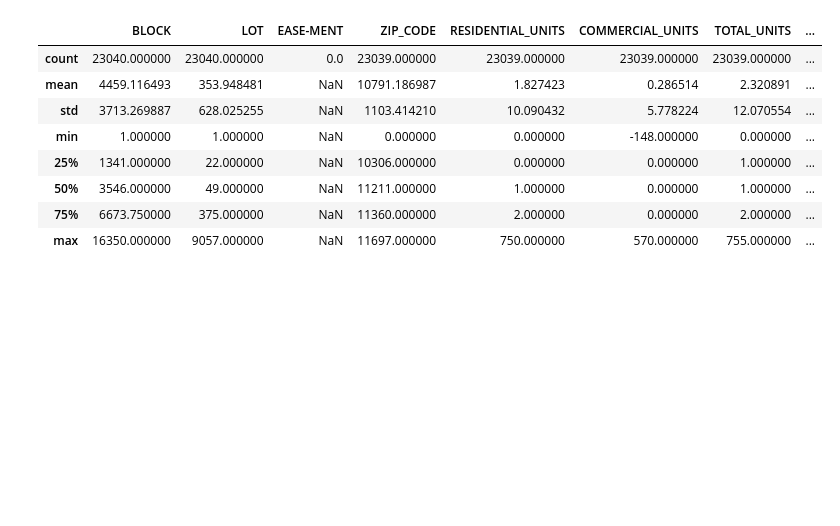
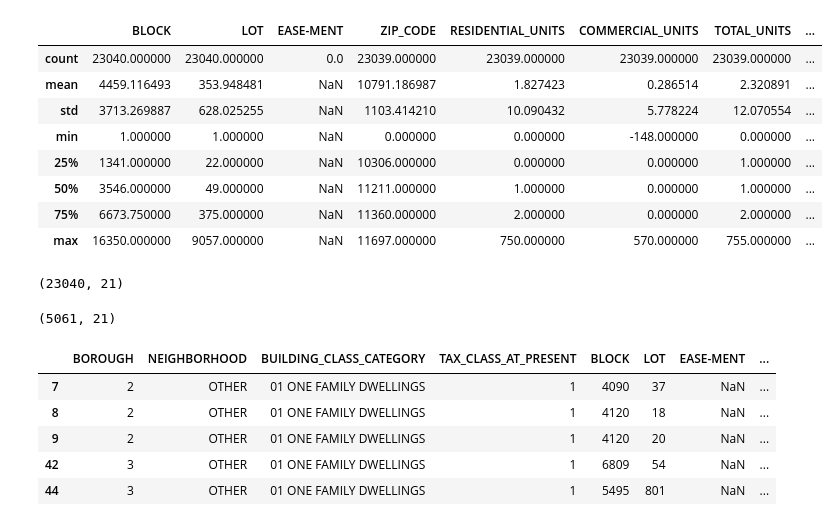
Before and after one commit to qweliant/DS-Unit-2-Regression-Classification, a Jupyter notebook: module3/assignment_regression_classification_3.ipynb, the cells around one changed output. Drawn from its saved outputs; the diff is of its cells as text; code cells hidden in the pictures; blank space fills up the shorter version.

```diff
--- a/module3/assignment_regression_classification_3.ipynb
+++ b/module3/assignment_regression_classification_3.ipynb
@@ -111,3 +113,5 @@ top10 = df['NEIGHBORHOOD'].value_counts()[:10].index
 # At locations where the neighborhood is NOT in the top 10,
 # replace the neighborhood with 'OTHER'
 df.loc[~df['NEIGHBORHOOD'].isin(top10), 'NEIGHBORHOOD'] = 'OTHER'
+df.SALE_DATE = pd.to_datetime(df.SALE_DATE)
+df2 = df
@@ -134,3 +136,22 @@ df.describe()
 | 50% | 3546.000000 | 49.000000 | NaN | 11211.000000 | 1.000000 | 0.000000 | 1.000000 | ... |
 | 75% | 6673.750000 | 375.000000 | NaN | 11360.000000 | 2.000000 | 0.000000 | 2.000000 | ... |
 | max | 16350.000000 | 9057.000000 | NaN | 11697.000000 | 750.000000 | 570.000000 | 755.000000 | ... |
+# %%
+df.shape
+# %% [output]
+(23040, 21)
+# %%
+one_family_dwelling = (df.BUILDING_CLASS_CATEGORY == '01 ONE FAMILY DWELLINGS')
+# %%
+df2 = df[one_family_dwelling]
+cut = (df2.SALE_PRICE > 100000) & (df2.SALE_PRICE > 2000000)
+print(df2.shape)
+df2.head()
+# %% [output]
+(5061, 21)
+|  | BOROUGH | NEIGHBORHOOD | BUILDING_CLASS_CATEGORY | TAX_CLASS_AT_PRESENT | BLOCK | LOT | EASE-MENT | ... |
+| 7 | 2 | OTHER | 01 ONE FAMILY DWELLINGS | 1 | 4090 | 37 | NaN | ... |
+| 8 | 2 | OTHER | 01 ONE FAMILY DWELLINGS | 1 | 4120 | 18 | NaN | ... |
+| 9 | 2 | OTHER | 01 ONE FAMILY DWELLINGS | 1 | 4120 | 20 | NaN | ... |
+| 42 | 3 | OTHER | 01 ONE FAMILY DWELLINGS | 1 | 6809 | 54 | NaN | ... |
+| 44 | 3 | OTHER | 01 ONE FAMILY DWELLINGS | 1 | 5495 | 801 | NaN | ... |
```
Also changed, not shown: parts of 16 cells of this notebook.
